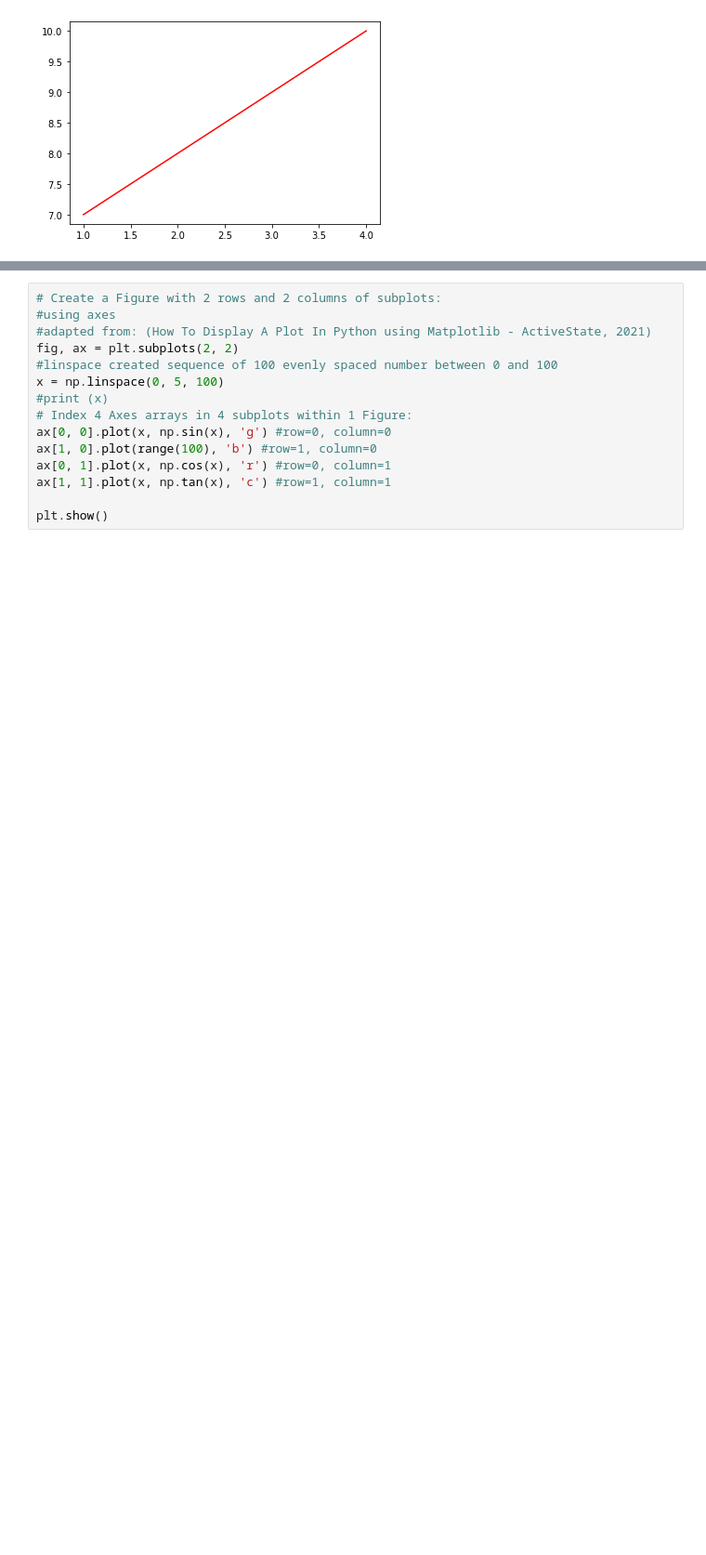
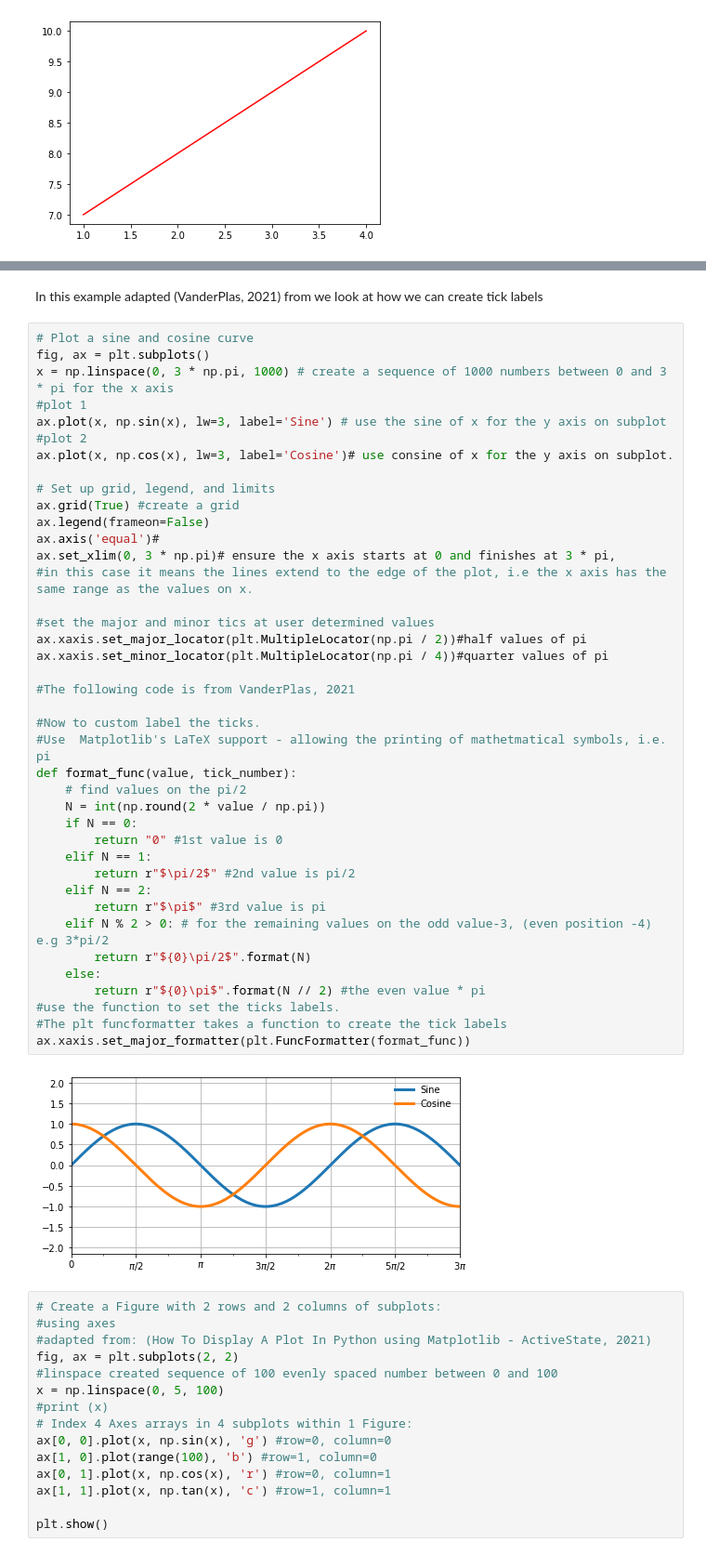
Before and after one commit to Jonish99/Fundamentals-of-Data-Analysis-Assessment, a Jupyter notebook: pyplot.ipynb, the cells around one changed output, grey strips where cells are left out. Shown at 93% size. Saved outputs shown, nothing was run; the diff lists cells and outputs as text; blank space fills up the shorter version.

```diff
--- a/pyplot.ipynb
+++ b/pyplot.ipynb
@@ -90,3 +116,47 @@ plt.show()
+# %% [markdown]
+In this example adapted (VanderPlas, 2021) from  we look at how we can create tick labels
+# %%
+# Plot a sine and cosine curve
+fig, ax = plt.subplots()
+x = np.linspace(0, 3 * np.pi, 1000) # create a sequence of 1000 numbers between 0 and 3 * pi for the x axis
+#plot 1
+ax.plot(x, np.sin(x), lw=3, label='Sine') # use the sine of x for the y axis on subplot
+#plot 2
+ax.plot(x, np.cos(x), lw=3, label='Cosine')# use consine of x for the y axis on subplot.
+
+# Set up grid, legend, and limits
+ax.grid(True) #create a grid
+ax.legend(frameon=False)
+ax.axis('equal')#
+ax.set_xlim(0, 3 * np.pi)# ensure the x axis starts at 0 and finishes at 3 * pi,
+#in this case it means the lines extend to the edge of the plot, i.e the x axis has the same range as the values on x.
+
+#set the major and minor tics at user determined values
+ax.xaxis.set_major_locator(plt.MultipleLocator(np.pi / 2))#half values of pi
+ax.xaxis.set_minor_locator(plt.MultipleLocator(np.pi / 4))#quarter values of pi
+
+#The following code is from VanderPlas, 2021
+
+#Now to custom label the ticks.
+#Use  Matplotlib's LaTeX support - allowing the printing of mathetmatical symbols, i.e. pi
+def format_func(value, tick_number):
+    # find values on the pi/2
+    N = int(np.round(2 * value / np.pi))
+    if N == 0:
+        return "0" #1st value is 0
+    elif N == 1:
+        return r"$\pi/2$" #2nd value is pi/2
+    elif N == 2:
+        return r"$\pi$" #3rd value is pi
+    elif N % 2 > 0: # for the remaining values on the odd value-3, (even position -4) e.g 3*pi/2
+        return r"${0}\pi/2$".format(N)
+    else:
+        return r"${0}\pi$".format(N // 2) #the even value * pi
+#use the function to set the ticks labels.
+#The plt funcformatter takes a function to create the tick labels
+ax.xaxis.set_major_formatter(plt.FuncFormatter(format_func))
+# %% [output]
+[figure, added]
 # %%
 # Create a Figure with 2 rows and 2 columns of subplots:
 #using axes
```
Also changed, not shown: parts of 9 cells of this notebook, 1 other file.
